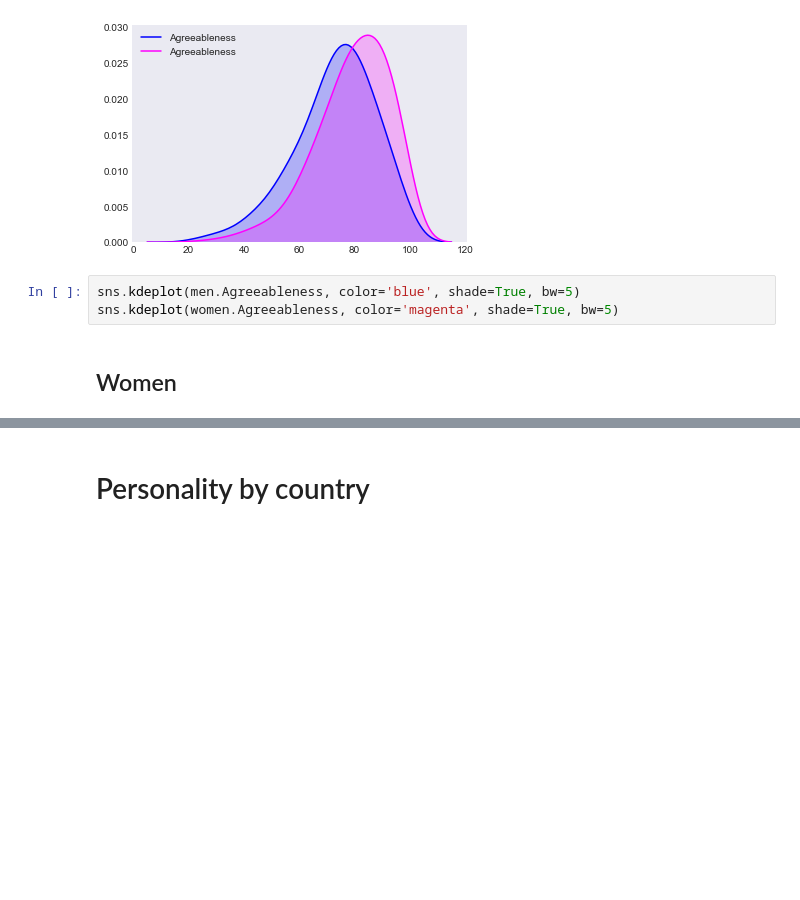
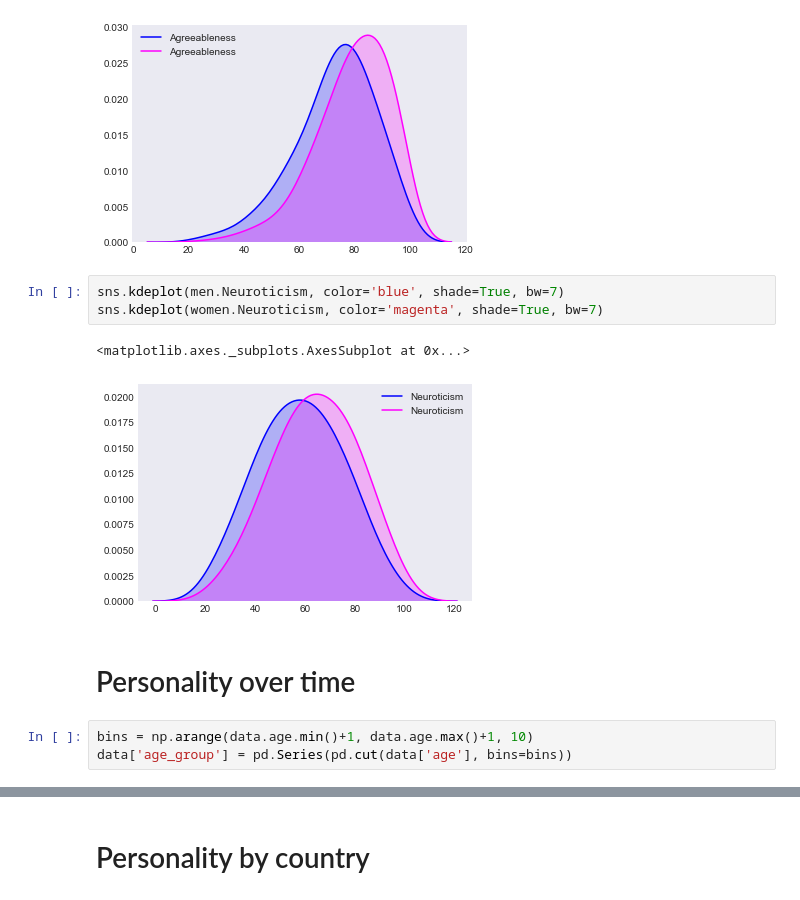
Before and after one commit to vincefav/big-five-age-and-gender, a Jupyter notebook: Big five - Age and gender.ipynb, the cells around one changed output, grey strips where cells are left out. Saved outputs shown, nothing was run; the diff lists cells and outputs as text; blank space fills up the shorter version.

```diff
--- a/Big five - Age and gender.ipynb
+++ b/Big five - Age and gender.ipynb
@@ -161,8 +158,14 @@ sns.kdeplot(women.Agreeableness, color='magenta', shade=True, bw=5)
 <matplotlib.axes._subplots.AxesSubplot at 0x...>
 [figure]
 # %%
-sns.kdeplot(men.Agreeableness, color='blue', shade=True, bw=5)
-sns.kdeplot(women.Agreeableness, color='magenta', shade=True, bw=5)
+sns.kdeplot(men.Neuroticism, color='blue', shade=True, bw=7)
+sns.kdeplot(women.Neuroticism, color='magenta', shade=True, bw=7)
+# %% [output]
+<matplotlib.axes._subplots.AxesSubplot at 0x...>
+[figure, added]
-# %% [markdown]
-## Women
+# %% [markdown]
+# Personality over time
+# %%
+bins = np.arange(data.age.min()+1, data.age.max()+1, 10)
+data['age_group'] = pd.Series(pd.cut(data['age'], bins=bins))
 # %%
```
Also changed, not shown: parts of 11 cells of this notebook.
